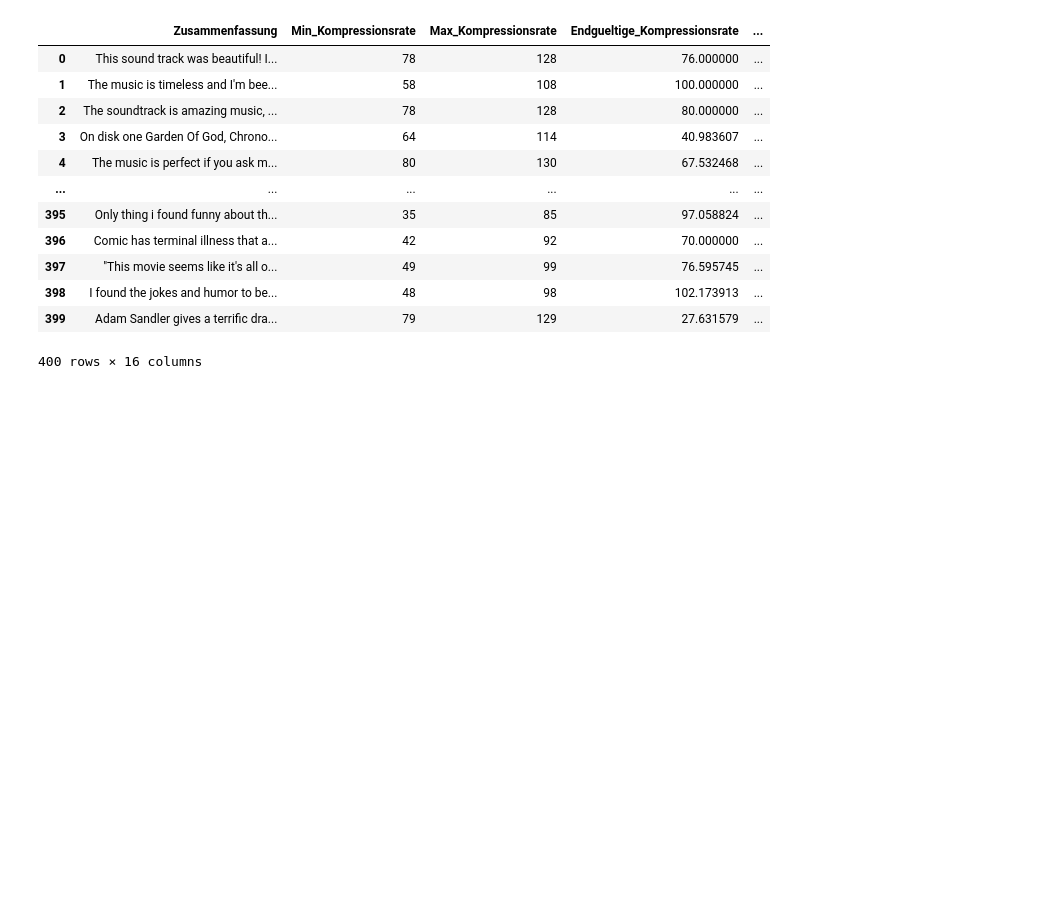
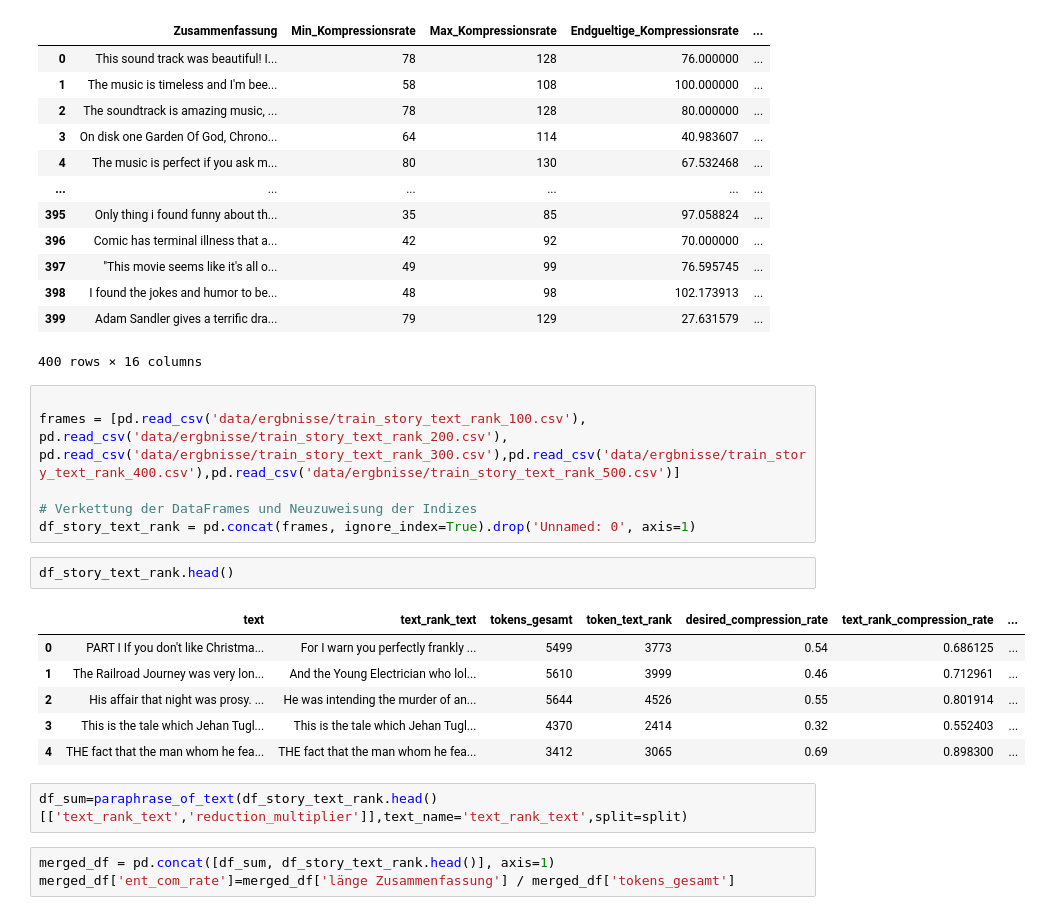
Before and after one commit to NICFRU/Projektrealisierung, a Jupyter notebook: colab.ipynb, the cells around one changed output. Saved outputs shown, nothing was run; the diff lists cells and outputs as text; blank space fills up the shorter version.

Commit message:
text rank anpassung

```diff
--- a/colab.ipynb
+++ b/colab.ipynb
@@ -554,3 +475,23 @@ df_review
 | 398 | I found the jokes and humor to be... | 48 | 98 | 102.173913 | ... |
 | 399 | Adam Sandler gives a terrific dra... | 79 | 129 | 27.631579 | ... |
 400 rows × 16 columns
+# %%
+
+frames = [pd.read_csv('data/ergbnisse/train_story_text_rank_100.csv'), pd.read_csv('data/ergbnisse/train_story_text_rank_200.csv'), pd.read_csv('data/ergbnisse/train_story_text_rank_300.csv'),pd.read_csv('data/ergbnisse/train_story_text_rank_400.csv'),pd.read_csv('data/ergbnisse/train_story_text_rank_500.csv')]
+
+# Verkettung der DataFrames und Neuzuweisung der Indizes
+df_story_text_rank = pd.concat(frames, ignore_index=True).drop('Unnamed: 0', axis=1)
+# %%
+df_story_text_rank.head()
+# %% [output]
+|  | text | text_rank_text | tokens_gesamt | token_text_rank | desired_compression_rate | text_rank_compression_rate | ... |
+| 0 | PART I If you don't like Christma... | For I warn you perfectly frankly ... | 5499 | 3773 | 0.54 | 0.686125 | ... |
+| 1 | The Railroad Journey was very lon... | And the Young Electrician who lol... | 5610 | 3999 | 0.46 | 0.712961 | ... |
+| 2 | His affair that night was prosy. ... | He was intending the murder of an... | 5644 | 4526 | 0.55 | 0.801914 | ... |
+| 3 | This is the tale which Jehan Tugl... | This is the tale which Jehan Tugl... | 4370 | 2414 | 0.32 | 0.552403 | ... |
+| 4 | THE fact that the man whom he fea... | THE fact that the man whom he fea... | 3412 | 3065 | 0.69 | 0.898300 | ... |
+# %%
+df_sum=paraphrase_of_text(df_story_text_rank.head()[['text_rank_text','reduction_multiplier']],text_name='text_rank_text',split=split)
+# %%
+merged_df = pd.concat([df_sum, df_story_text_rank.head()], axis=1)
+merged_df['ent_com_rate']=merged_df['länge Zusammenfassung'] / merged_df['tokens_gesamt']
```
Also changed, not shown: parts of 16 cells of this notebook.
